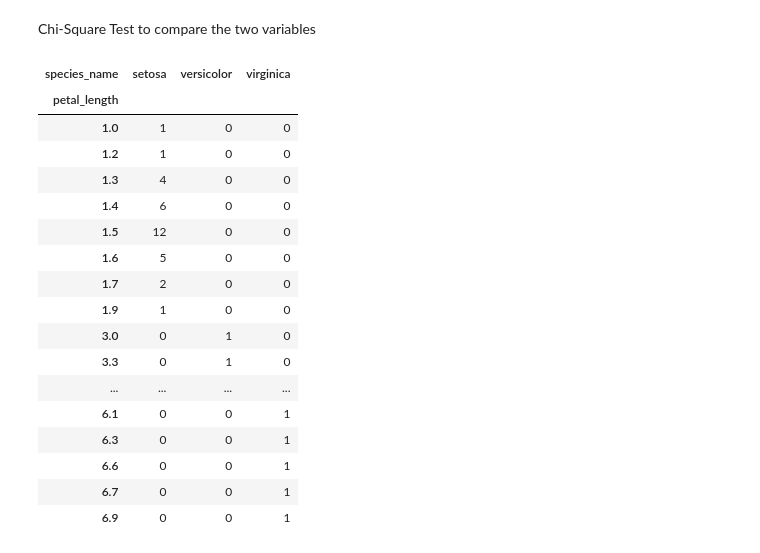
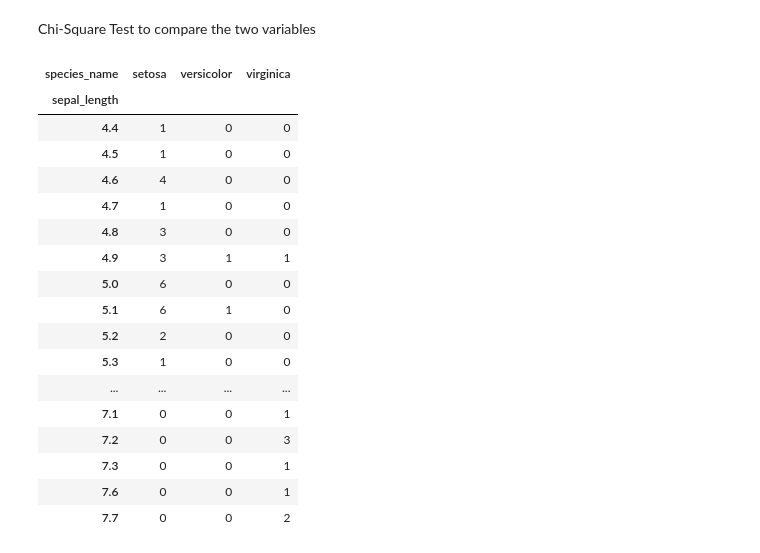
Before and after one commit to davidtenorio1/ds-methodologies-exercises, a Jupyter notebook: classification/classification_exercises.ipynb, the cells around one changed output. Saved outputs shown, nothing was run; the diff lists cells and outputs as text; code cells hidden in the pictures.

```diff
--- a/classification/classification_exercises.ipynb
+++ b/classification/classification_exercises.ipynb
@@ -520,24 +520,24 @@ Alternative Hypothesis Ha: The difference in sepal length between virginica and
 # %% [markdown]
 Chi-Square Test to compare the two variables
 # %%
-observed = pd.crosstab(iris_train.petal_length, iris_train.species_name)
+observed = pd.crosstab(iris_train.sepal_length, iris_train.species_name)
 observed
 # %% [output]
 | species_name | setosa | versicolor | virginica |
-| petal_length |  |  |  |
-| 1.0 | 1 | 0 | 0 |
-| 1.2 | 1 | 0 | 0 |
-| 1.3 | 4 | 0 | 0 |
-| 1.4 | 6 | 0 | 0 |
-| 1.5 | 12 | 0 | 0 |
-| 1.6 | 5 | 0 | 0 |
-| 1.7 | 2 | 0 | 0 |
-| 1.9 | 1 | 0 | 0 |
-| 3.0 | 0 | 1 | 0 |
-| 3.3 | 0 | 1 | 0 |
+| sepal_length |  |  |  |
+| 4.4 | 1 | 0 | 0 |
+| 4.5 | 1 | 0 | 0 |
+| 4.6 | 4 | 0 | 0 |
+| 4.7 | 1 | 0 | 0 |
+| 4.8 | 3 | 0 | 0 |
+| 4.9 | 3 | 1 | 1 |
+| 5.0 | 6 | 0 | 0 |
+| 5.1 | 6 | 1 | 0 |
+| 5.2 | 2 | 0 | 0 |
+| 5.3 | 1 | 0 | 0 |
 | ... | ... | ... | ... |
-| 6.1 | 0 | 0 | 1 |
-| 6.3 | 0 | 0 | 1 |
-| 6.6 | 0 | 0 | 1 |
-| 6.7 | 0 | 0 | 1 |
-| 6.9 | 0 | 0 | 1 |
+| 7.1 | 0 | 0 | 1 |
+| 7.2 | 0 | 0 | 3 |
+| 7.3 | 0 | 0 | 1 |
+| 7.6 | 0 | 0 | 1 |
+| 7.7 | 0 | 0 | 2 |
```
Also changed, not shown: 3 other files.
